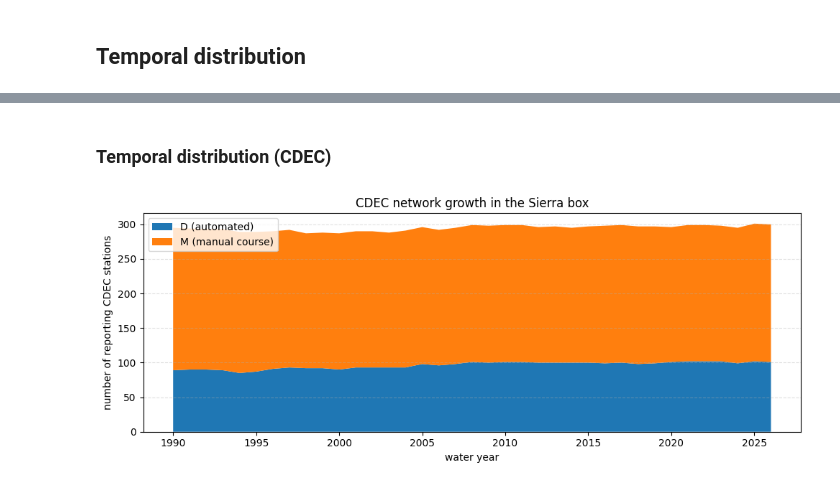
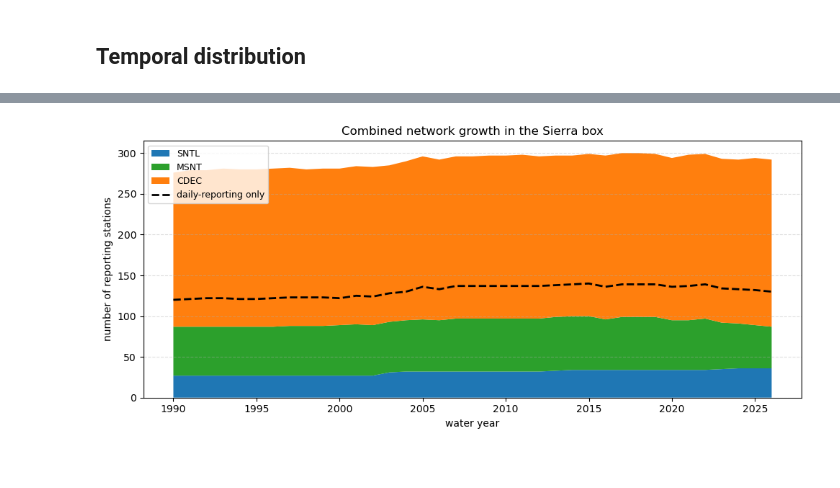
Before and after one commit to ming80302/AR_CA_PROJ, a Jupyter notebook: snotel_box_stations_distribution.ipynb, the cells around one changed output, grey strips where cells are left out. Cells and saved outputs as stored; diff of their text form; code cells hidden in the pictures.

```diff
--- a/snotel_box_stations_distribution.ipynb
+++ b/snotel_box_stations_distribution.ipynb
@@ -128,9 +171,16 @@ Note:Confirmed with the full NRCS registry (including inactive stations) — the
 # %%
-fig, ax = plt.subplots(figsize=(6, 4))
-ax.hist(stations['elevation_ft'], bins=12, color='steelblue', edgecolor='black')
+fig, ax = plt.subplots(figsize=(7, 4.5))
+source_order = ['SNTL', 'MSNT', 'CDEC']
+bins = np.linspace(stations['elevation_ft'].min(), stations['elevation_ft'].max(), 13)
+ax.hist(
+    [stations.loc[stations.source == s, 'elevation_ft'] for s in source_order],
+    bins=bins, stacked=True, color=[source_colors[s] for s in source_order],
+    edgecolor='black', label=source_order,
+)
 ax.set_xlabel('elevation (ft)')
 ax.set_ylabel('number of stations')
-ax.set_title('Station elevation distribution')
+ax.set_title(f'Station elevation distribution (n={len(stations)})')
+ax.legend(title='source')
 plt.tight_layout()
 plt.show()
 # %% [output]
@@ -283,28 +190,36 @@ plt.show()
-# %% [markdown]
-### Temporal distribution (CDEC)
 # %%
-# network growth: number of CDEC stations with >=1 valid SWE reading per water
-# year, split by duration code -- 275 stations is too many for a per-station
-# Gantt chart to stay readable, so show the aggregate instead
-valid_cdec = cdec_swe.dropna(subset=['swe_mm']).copy()
-valid_cdec['water_year'] = valid_cdec['date'].dt.year + (valid_cdec['date'].dt.month >= 10).astype(int)
+# network growth: number of stations with >=1 valid SWE reading per water year, by
+# source -- 312 stations is too many for a per-station Gantt chart to stay readable,
+# so show the aggregate instead (overlaid with the daily-reporting subset, since
+# that's the count that actually matters for the event-detection pipeline)
+valid = swe.dropna(subset=['swe_mm']).copy()
+valid['water_year'] = valid['date'].dt.year + (valid['date'].dt.month >= 10).astype(int)
+# swe already carries its own 'source' column (SNTL/MSNT/CDEC) from the raw file --
+# no need to merge it in from `stations`
 
 counts = (
-    valid_cdec.groupby(['water_year', 'duration'])['stationId']
+    valid.groupby(['water_year', 'source'])['stationTriplet']
     .nunique()
-    .unstack('duration')
+    .unstack('source')
     .fillna(0)
 )
+daily_counts = (
+    valid[valid.stationTriplet.isin(daily_ids)]
+    .groupby('water_year')['stationTriplet']
+    .nunique()
+)
 
-fig, ax = plt.subplots(figsize=(10, 4))
-ax.stackplot(counts.index, counts.get('D', 0), counts.get('M', 0),
-             labels=['D (automated)', 'M (manual course)'], colors=['tab:blue', 'tab:orange'])
+fig, ax = plt.subplots(figsize=(10, 4.5))
+ax.stackplot(counts.index, *[counts.get(s, 0) for s in source_order],
+             labels=source_order, colors=[source_colors[s] for s in source_order])
+ax.plot(daily_counts.index, daily_counts.values, color='black', linewidth=2,
+        linestyle='--', label='daily-reporting only')
 ax.set_xlabel('water year')
-ax.set_ylabel('number of reporting CDEC stations')
-ax.set_title('CDEC network growth in the Sierra box')
-ax.legend(loc='upper left')
+ax.set_ylabel('number of reporting stations')
+ax.set_title('Combined network growth in the Sierra box')
+ax.legend(loc='upper left', fontsize=9)
 ax.grid(axis='y', linestyle='--', alpha=0.4)
 plt.tight_layout()
 plt.show()
 # %% [output]
-[figure, old version]
+[figure, new version]
```
Also changed, not shown: parts of 20 cells of this notebook, 1 other file.
